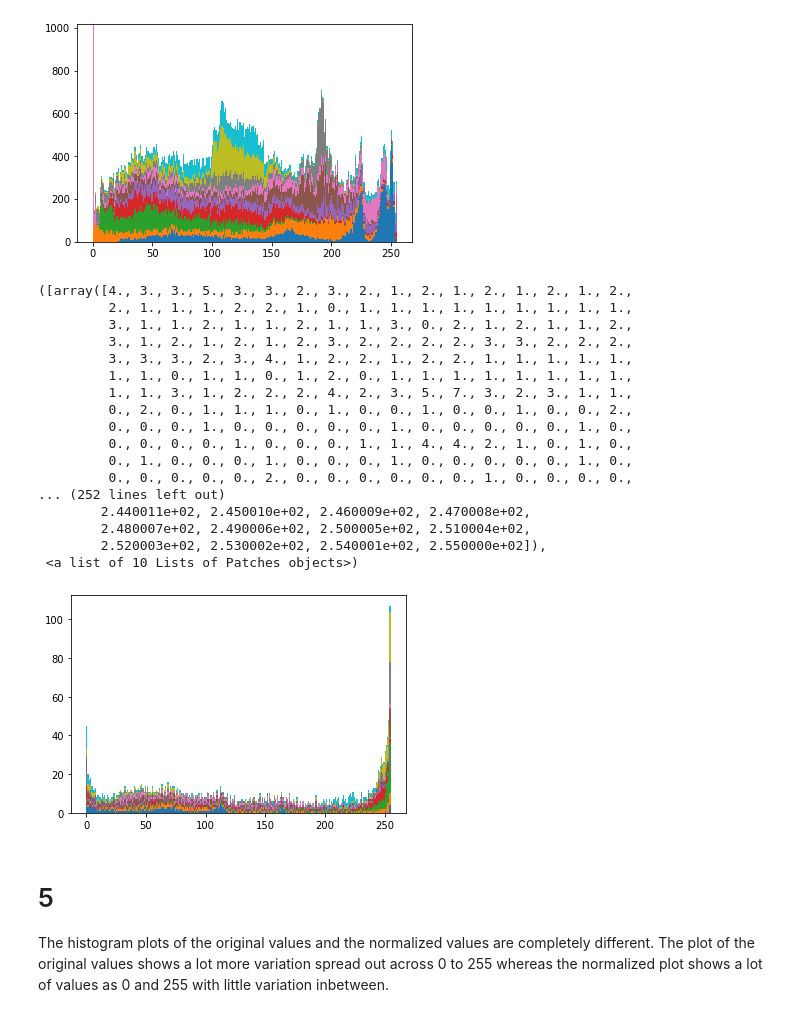
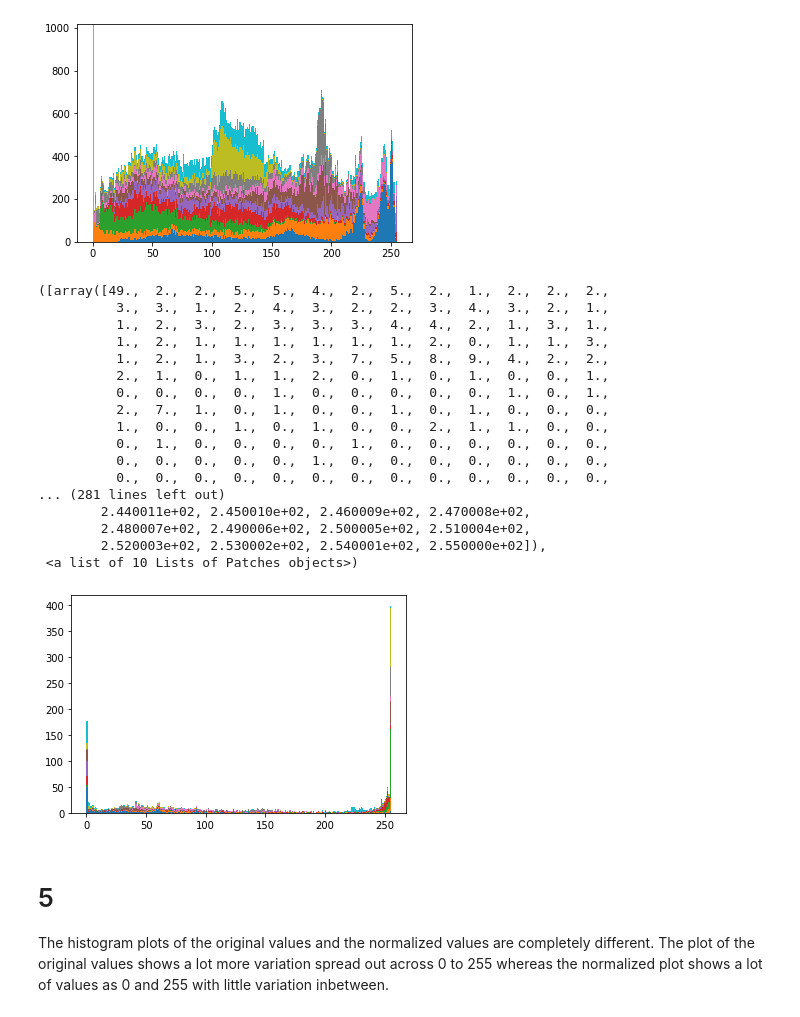
Before and after one commit to AnoVando/MSIS, a Jupyter notebook: MSIS521_IA2.ipynb, the cells around one changed output. Drawn from its saved outputs; the diff is of its cells as text; code cells hidden in the pictures.

```diff
--- a/MSIS521_IA2.ipynb
+++ b/MSIS521_IA2.ipynb
@@ -187,47 +198,48 @@ savetxt('part2images.csv', images, delimiter=',')
 # %%
 # 4
 
 images2 = [] # initialize a list to store the images arrays
 
 # for loop to grab all of the files from the current working directory
 for im_path in os.listdir():
   # grabbing all PNG files
   if im_path.endswith(".PNG"):
       #reading in the images
       im = Image.open(im_path)
       #resizing them to 100 x 100 pixels
       im = im.resize((100,100))
       #converting them to grayscale
       im = array(im.convert('L'))
       #flattening the 2D array to a 1D array
       im = im.flatten()
       im, bins = histogram(im, 256, density=True)
       im = im.cumsum()
       im = 255 * im / im[-1] # Normalization to ensure that we are in [0,255]
+      im = interp(im.flatten(), bins[:-1], im)
       #appending the image arrays to the list I initiated earlier
       images2.append(im)
 
 # plotting the image arrays in a histogram with 256 bins
 plt.hist(images2, bins=255, stacked=True)
 # %% [output]
-([array([4., 3., 3., 5., 3., 3., 2., 3., 2., 1., 2., 1., 2., 1., 2., 1., 2.,
-         2., 1., 1., 1., 2., 2., 1., 0., 1., 1., 1., 1., 1., 1., 1., 1., 1.,
-         3., 1., 1., 2., 1., 1., 2., 1., 1., 3., 0., 2., 1., 2., 1., 1., 2.,
-         3., 1., 2., 1., 2., 1., 2., 3., 2., 2., 2., 2., 3., 3., 2., 2., 2.,
-         3., 3., 3., 2., 3., 4., 1., 2., 2., 1., 2., 2., 1., 1., 1., 1., 1.,
-         1., 1., 0., 1., 1., 0., 1., 2., 0., 1., 1., 1., 1., 1., 1., 1., 1.,
-         1., 1., 3., 1., 2., 2., 2., 4., 2., 3., 5., 7., 3., 2., 3., 1., 1.,
-         0., 2., 0., 1., 1., 1., 0., 1., 0., 0., 1., 0., 0., 1., 0., 0., 2.,
-         0., 0., 0., 1., 0., 0., 0., 0., 0., 1., 0., 0., 0., 0., 0., 1., 0.,
-         0., 0., 0., 0., 1., 0., 0., 0., 1., 1., 4., 4., 2., 1., 0., 1., 0.,
-         0., 1., 0., 0., 0., 1., 0., 0., 0., 1., 0., 0., 0., 0., 0., 1., 0.,
-         0., 0., 0., 0., 0., 2., 0., 0., 0., 0., 0., 0., 1., 0., 0., 0., 0.,
-... (252 lines left out)
+([array([49.,  2.,  2.,  5.,  5.,  4.,  2.,  5.,  2.,  1.,  2.,  2.,  2.,
+          3.,  3.,  1.,  2.,  4.,  3.,  2.,  2.,  3.,  4.,  3.,  2.,  1.,
+          1.,  2.,  3.,  2.,  3.,  3.,  3.,  4.,  4.,  2.,  1.,  3.,  1.,
+          1.,  2.,  1.,  1.,  1.,  1.,  1.,  1.,  2.,  0.,  1.,  1.,  3.,
+          1.,  2.,  1.,  3.,  2.,  3.,  7.,  5.,  8.,  9.,  4.,  2.,  2.,
+          2.,  1.,  0.,  1.,  1.,  2.,  0.,  1.,  0.,  1.,  0.,  0.,  1.,
+          0.,  0.,  0.,  0.,  1.,  0.,  0.,  0.,  0.,  0.,  1.,  0.,  1.,
+          2.,  7.,  1.,  0.,  1.,  0.,  0.,  1.,  0.,  1.,  0.,  0.,  0.,
+          1.,  0.,  0.,  1.,  0.,  1.,  0.,  0.,  2.,  1.,  1.,  0.,  0.,
+          0.,  1.,  0.,  0.,  0.,  0.,  1.,  0.,  0.,  0.,  0.,  0.,  0.,
+          0.,  0.,  0.,  0.,  0.,  1.,  0.,  0.,  0.,  0.,  0.,  0.,  0.,
+          0.,  0.,  0.,  0.,  0.,  0.,  0.,  0.,  0.,  0.,  0.,  0.,  0.,
+... (281 lines left out)
         2.440011e+02, 2.450010e+02, 2.460009e+02, 2.470008e+02,
         2.480007e+02, 2.490006e+02, 2.500005e+02, 2.510004e+02,
         2.520003e+02, 2.530002e+02, 2.540001e+02, 2.550000e+02]),
  <a list of 10 Lists of Patches objects>)
-[figure, old version]
+[figure, new version]
 # %% [markdown]
 # 5
 The histogram plots of the original values and the normalized values are completely different. The plot of the original values shows a lot more variation spread out across 0 to 255 whereas the normalized plot shows a lot of values as 0 and 255 with little variation inbetween.
```
Also changed, not shown: parts of 5 cells of this notebook.
